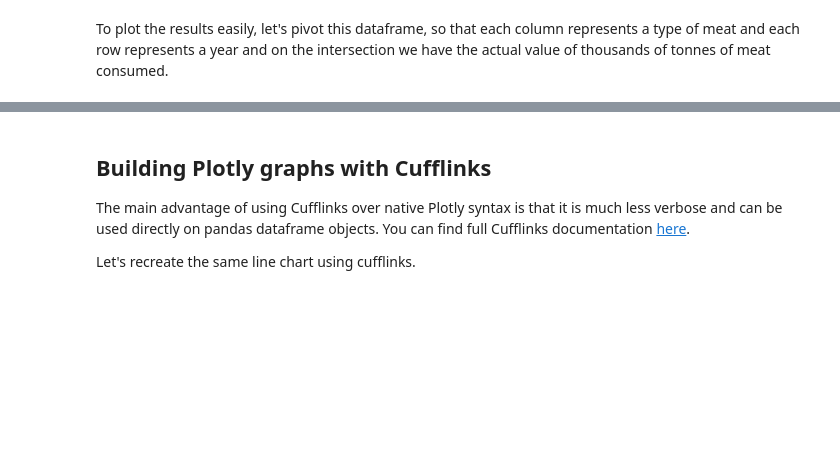
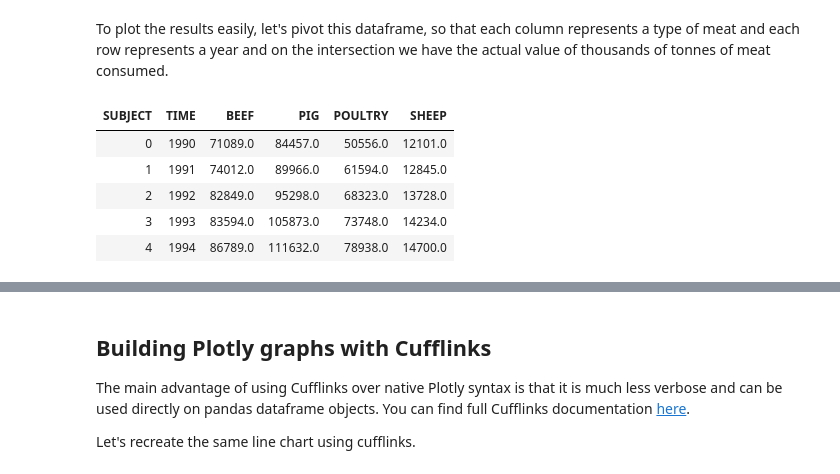
Before and after one commit to annafedotova/dash, a Jupyter notebook: plotly_exercises.ipynb, the cells around one changed output, grey strips where cells are left out. Drawn from its saved outputs; the diff is of its cells as text; code cells hidden in the pictures; blank space fills up the shorter version.

```diff
--- a/plotly_exercises.ipynb
+++ b/plotly_exercises.ipynb
@@ -135,7 +196,14 @@ To plot the results easily, let's pivot this dataframe, so that each column repr
 # %%
 # pivot the dataframe using pivot_table function
 df_year_type_pivot = df_year_type.pivot_table(index='TIME', columns='SUBJECT', values='Value').reset_index()
-df_year_type_pivot
+df_year_type_pivot.head()
+# %% [output]
+| SUBJECT | TIME | BEEF | PIG | POULTRY | SHEEP |
+| 0 | 1990 | 71089.0 | 84457.0 | 50556.0 | 12101.0 |
+| 1 | 1991 | 74012.0 | 89966.0 | 61594.0 | 12845.0 |
+| 2 | 1992 | 82849.0 | 95298.0 | 68323.0 | 13728.0 |
+| 3 | 1993 | 83594.0 | 105873.0 | 73748.0 | 14234.0 |
+| 4 | 1994 | 86789.0 | 111632.0 | 78938.0 | 14700.0 |
 # %%
 fig = go.Figure()
 # create a data trace for each type of meat and add them to figure one by one
```
Also changed, not shown: parts of 15 cells of this notebook, 3 other files.
